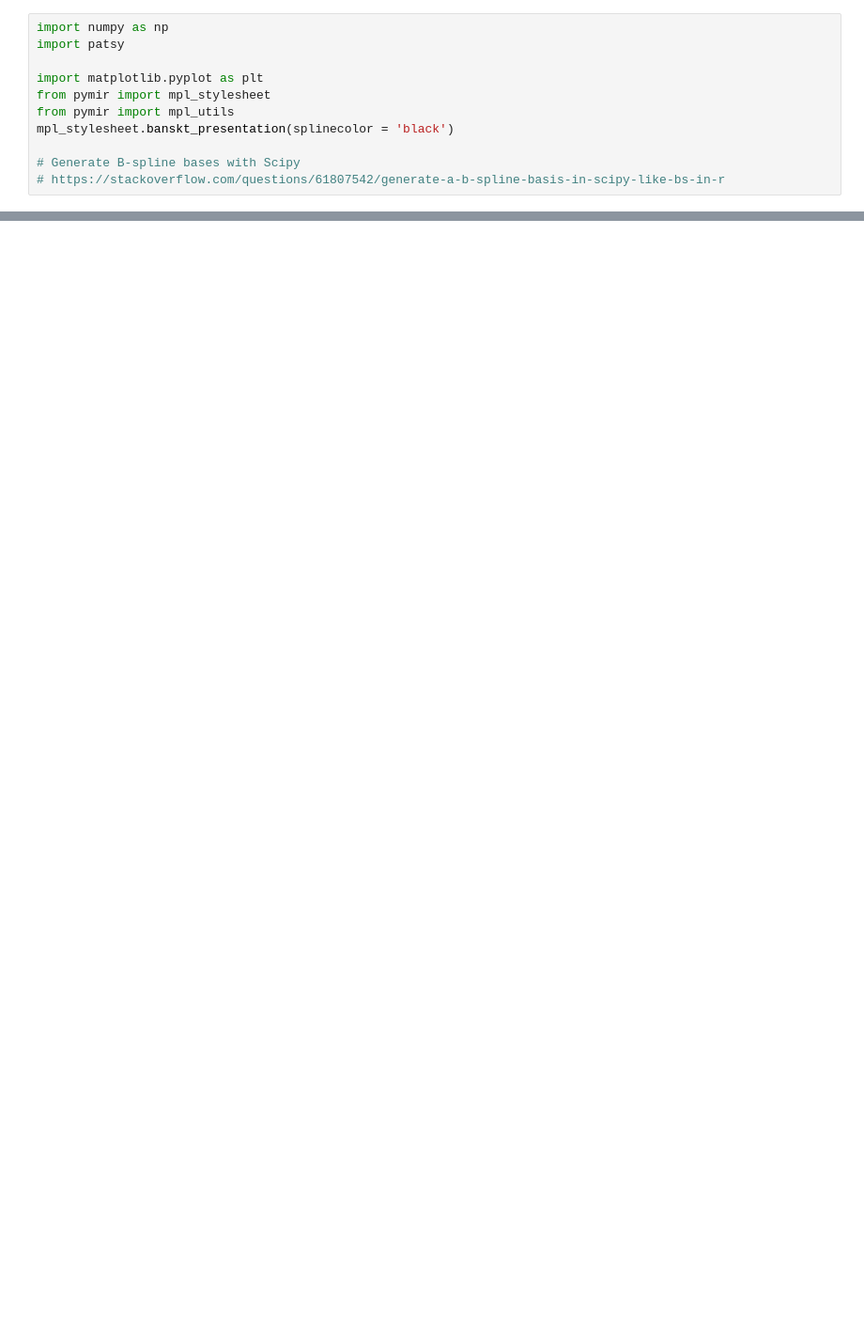
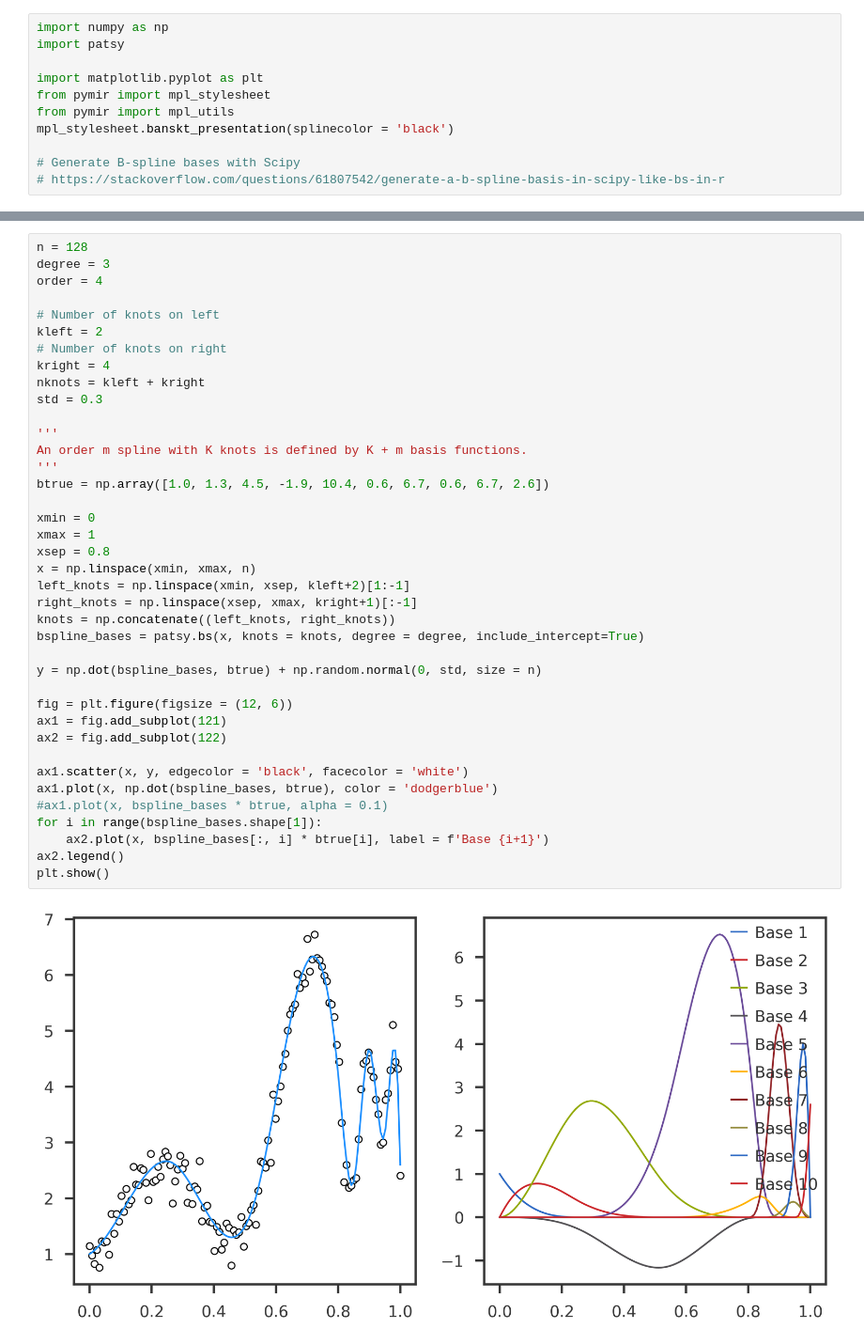
Before and after one commit to banskt/mr-ash-pen-workspace, a Jupyter notebook: notebooks/trendfiltering_examples/understanding_splines_bases.ipynb, the cells around one changed output, grey strips where cells are left out. Shown at 94% size. Saved outputs shown, nothing was run; the diff lists cells and outputs as text; blank space fills up the shorter version.

Commit message:
B-splines vs regression

```diff
--- a/notebooks/trendfiltering_examples/understanding_splines_bases.ipynb
+++ b/notebooks/trendfiltering_examples/understanding_splines_bases.ipynb
@@ -105,0 +146,41 @@ btrue = np.array([1.3, 4.5, -1.9, 10.4, 0.6, 6.7, 0.6, 6.7, 2.6])
+# %%
+n = 128
+degree = 3
+order = 4
+
+# Number of knots on left
+kleft = 2
+# Number of knots on right
+kright = 4
+nknots = kleft + kright
+std = 0.3
+
+'''
+An order m spline with K knots is defined by K + m basis functions.
+'''
+btrue = np.array([1.0, 1.3, 4.5, -1.9, 10.4, 0.6, 6.7, 0.6, 6.7, 2.6])
+
+xmin = 0
+xmax = 1
+xsep = 0.8
+x = np.linspace(xmin, xmax, n)
+left_knots = np.linspace(xmin, xsep, kleft+2)[1:-1]
+right_knots = np.linspace(xsep, xmax, kright+1)[:-1]
+knots = np.concatenate((left_knots, right_knots))
+bspline_bases = patsy.bs(x, knots = knots, degree = degree, include_intercept=True)
+
+y = np.dot(bspline_bases, btrue) + np.random.normal(0, std, size = n)
+
+fig = plt.figure(figsize = (12, 6))
+ax1 = fig.add_subplot(121)
+ax2 = fig.add_subplot(122)
+
+ax1.scatter(x, y, edgecolor = 'black', facecolor = 'white')
+ax1.plot(x, np.dot(bspline_bases, btrue), color = 'dodgerblue')
+#ax1.plot(x, bspline_bases * btrue, alpha = 0.1)
+for i in range(bspline_bases.shape[1]):
+    ax2.plot(x, bspline_bases[:, i] * btrue[i], label = f'Base {i+1}')
+ax2.legend()
+plt.show()
+# %% [output]
+[figure, added]
```
Also changed, not shown: parts of 35 cells of this notebook.
